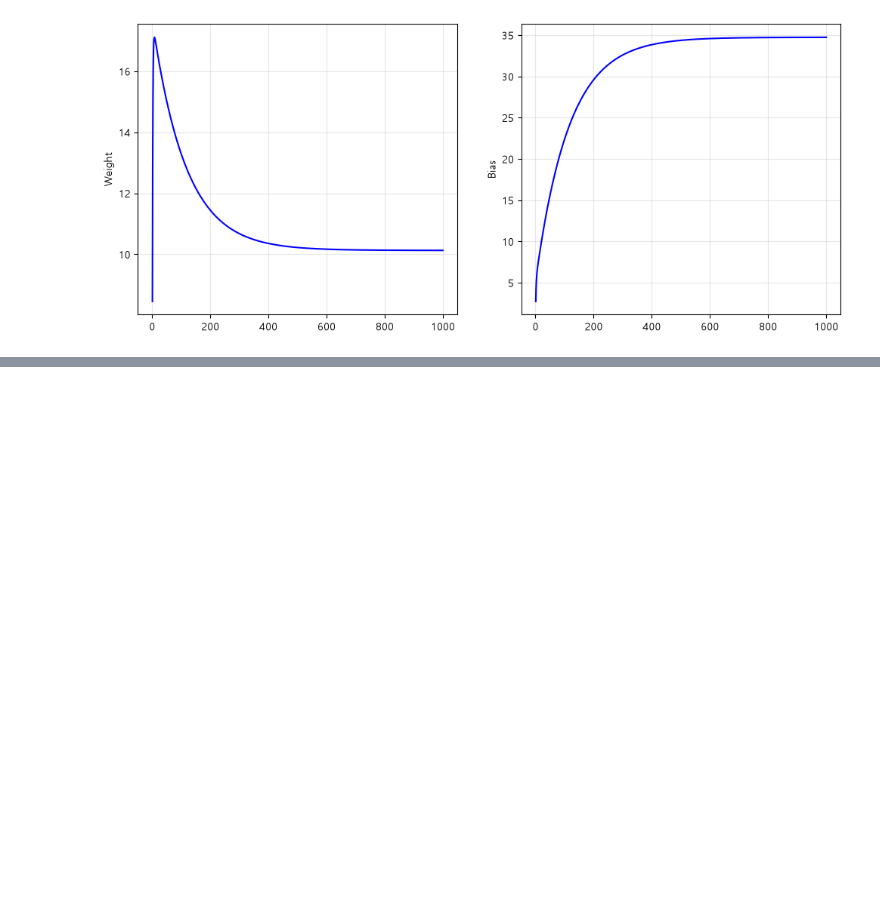
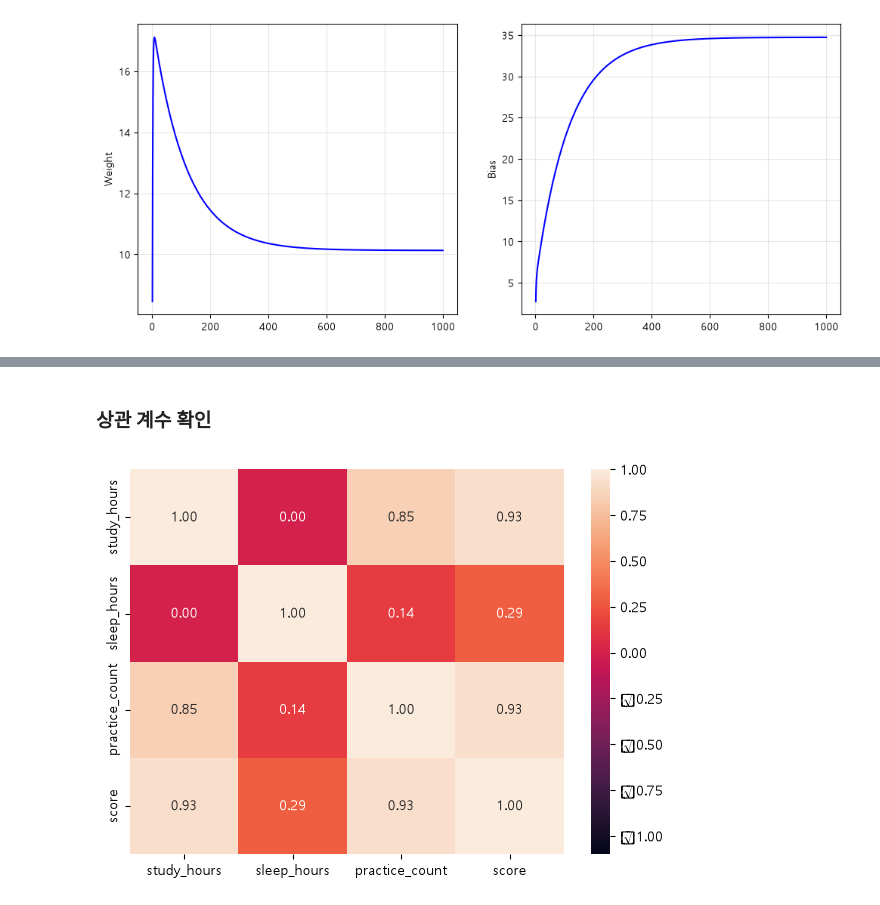
Before and after one commit to koda0909/DATA_TITANIC, a Jupyter notebook: 03_ml.ipynb, the cells around one changed output, grey strips where cells are left out. Drawn from its saved outputs; the diff is of its cells as text; code cells hidden in the pictures; blank space fills up the shorter version.

```diff
--- a/03_ml.ipynb
+++ b/03_ml.ipynb
@@ -287,0 +376,19 @@ plt.show()
+# %% [markdown]
+### 상관 계수 확인
+# %%
+# 모든 컬럼 사이의 상관계수 확인
+corr = df.corr()
+
+plt.figure(figsize=(7,5))
+
+sns.heatmap(
+    corr,
+    annot=True,   # 상관계수 표시
+    vmin=1,       # 최소값
+    vmax=-1,       # 최대값
+    fmt=".2f"     # 소숫점 두자리
+)
+
+plt.show()
+# %% [output]
+[figure, added]
```
Also changed, not shown: parts of 8 cells of this notebook.
